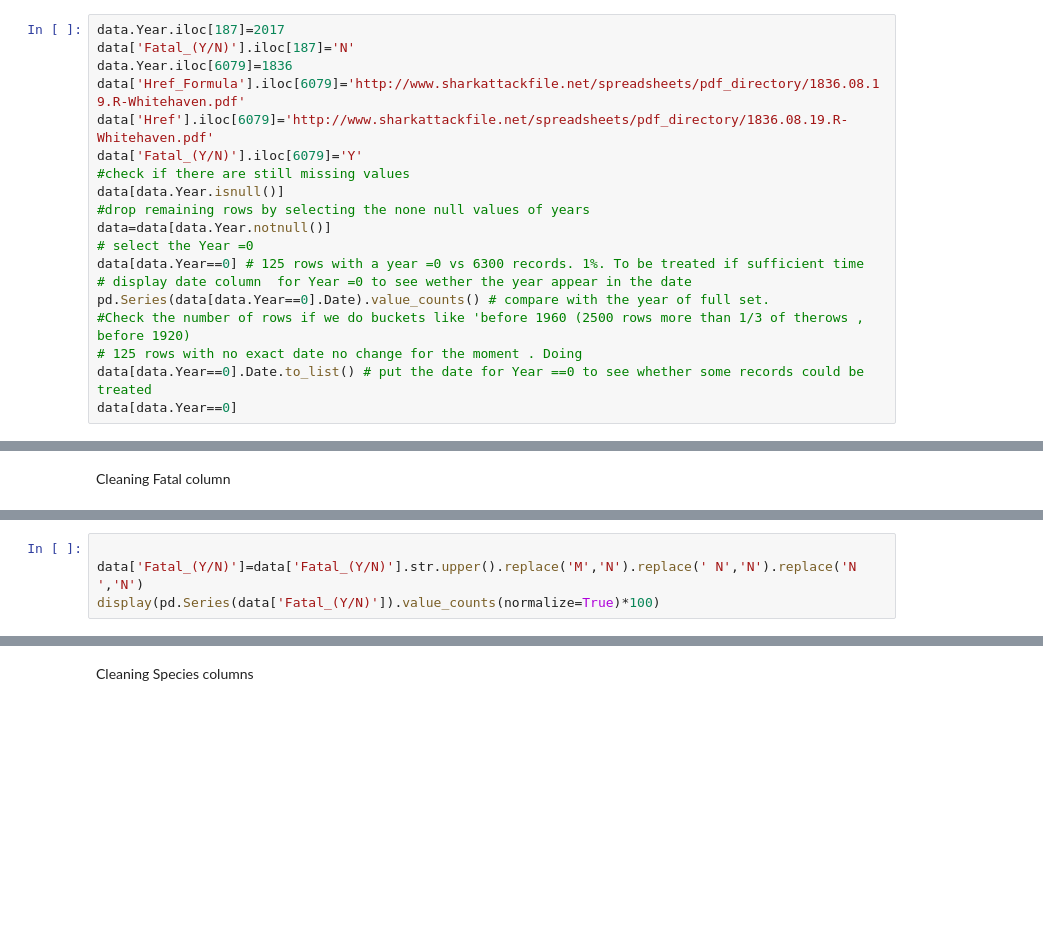
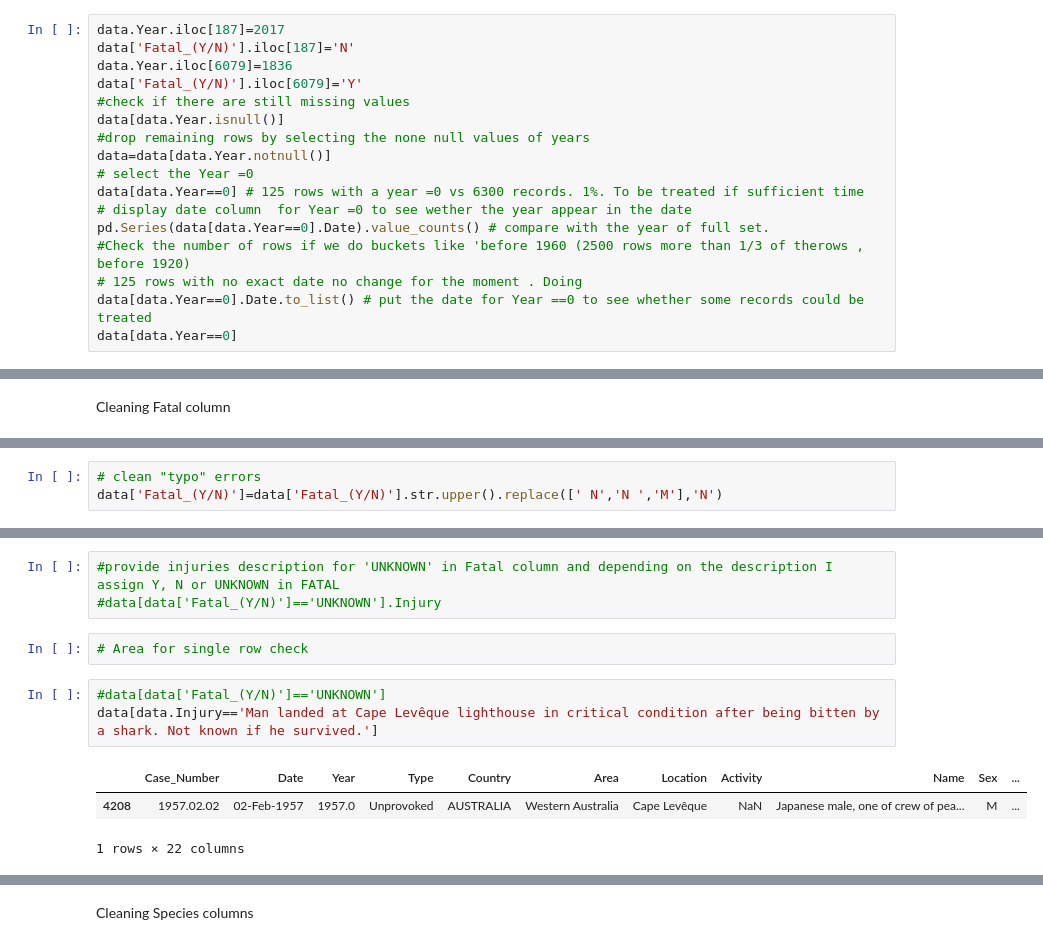
Before and after one commit to srosamont/Projects_Ironhack, a Jupyter notebook: Shark_lab2.ipynb, the cells around one changed output, grey strips where cells are left out. Saved outputs shown, nothing was run; the diff lists cells and outputs as text; blank space fills up the shorter version.

```diff
--- a/Shark_lab2.ipynb
+++ b/Shark_lab2.ipynb
@@ -447,8 +446,6 @@ data[data.Year.isnull()]
 data.Year.iloc[187]=2017
 data['Fatal_(Y/N)'].iloc[187]='N'
 data.Year.iloc[6079]=1836
-data['Href_Formula'].iloc[6079]='http://www.sharkattackfile.net/spreadsheets/pdf_directory/1836.08.19.R-Whitehaven.pdf'
-data['Href'].iloc[6079]='http://www.sharkattackfile.net/spreadsheets/pdf_directory/1836.08.19.R-Whitehaven.pdf'
 data['Fatal_(Y/N)'].iloc[6079]='Y'
 #check if there are still missing values
 data[data.Year.isnull()]
@@ -485,4 +499,3 @@ KeyError: False
 # %%
-
-data['Fatal_(Y/N)']=data['Fatal_(Y/N)'].str.upper().replace('M','N').replace(' N','N').replace('N ','N')
-display(pd.Series(data['Fatal_(Y/N)']).value_counts(normalize=True)*100)
+# clean "typo" errors
+data['Fatal_(Y/N)']=data['Fatal_(Y/N)'].str.upper().replace([' N','N ','M'],'N')
@@ -494,0 +519,12 @@ Name: Fatal_(Y/N), dtype: float64
+# %%
+#provide injuries description for 'UNKNOWN' in Fatal column and depending on the description I assign Y, N or UNKNOWN in FATAL
+#data[data['Fatal_(Y/N)']=='UNKNOWN'].Injury
+# %%
+# Area for single row check
+# %%
+#data[data['Fatal_(Y/N)']=='UNKNOWN']
+data[data.Injury=='Man landed at Cape Levêque lighthouse in critical condition after being bitten by a shark. Not known if he survived.']
+# %% [output]
+|  | Case_Number | Date | Year | Type | Country | Area | Location | Activity | Name | Sex | ... |
+| 4208 | 1957.02.02 | 02-Feb-1957 | 1957.0 | Unprovoked | AUSTRALIA | Western Australia | Cape Levêque | NaN | Japanese male, one of crew of pea... | M | ... |
+1 rows × 22 columns
```
Also changed, not shown: parts of 12 cells of this notebook.
